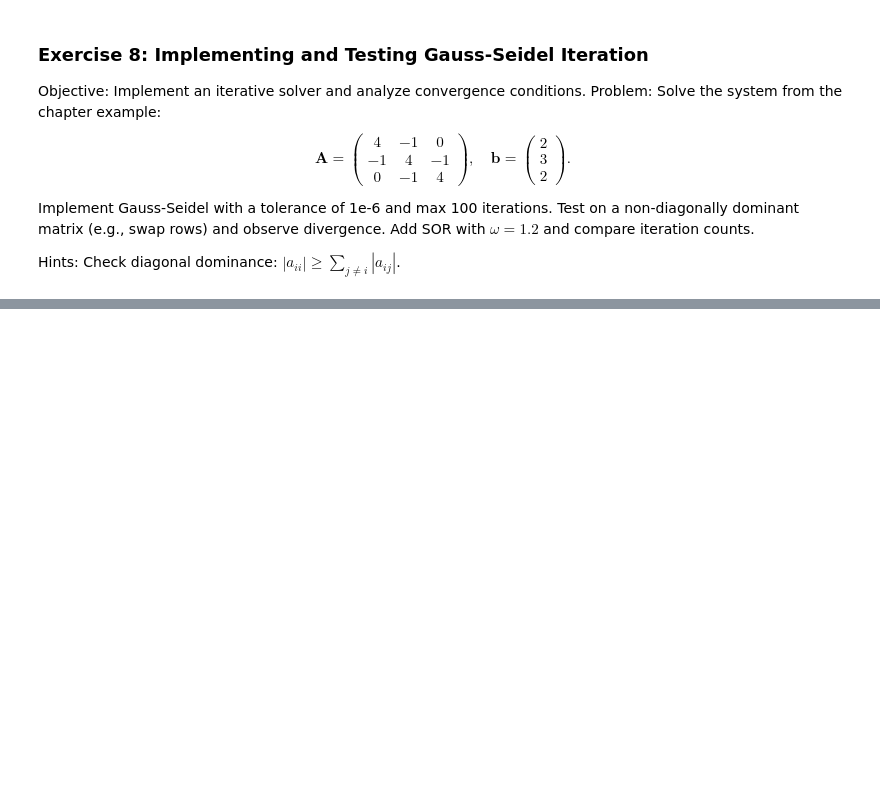
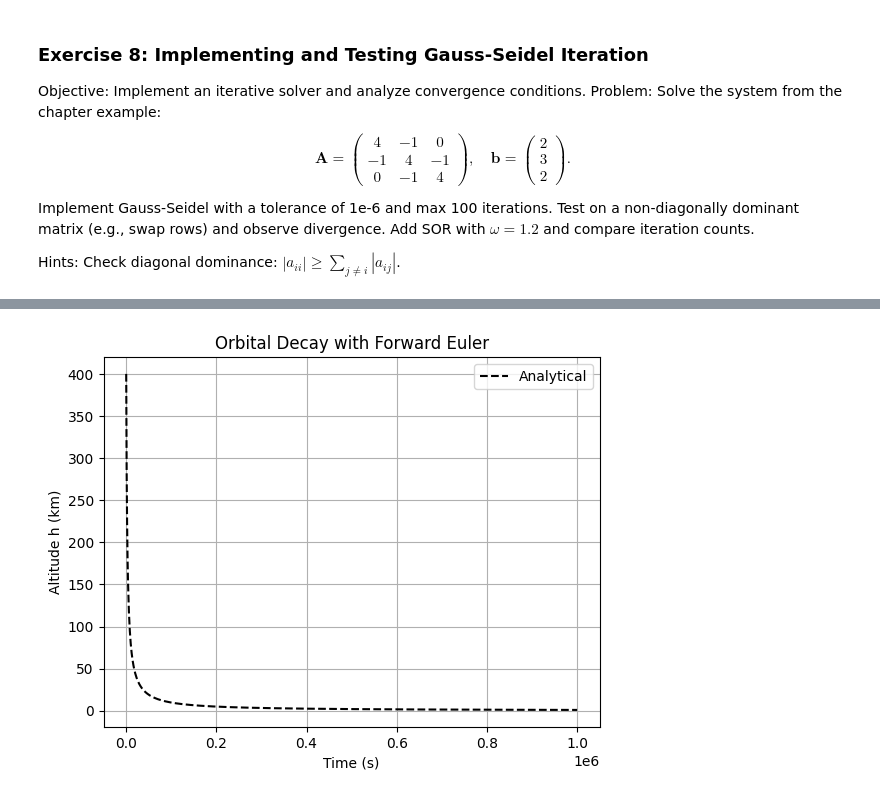
Before and after one commit to Leibniz-IWT/comp_eng, a Jupyter notebook: notebooks/06_tutorials-simulation.ipynb, the cells around one changed output, grey strips where cells are left out. Drawn from its saved outputs; the diff is of its cells as text; code cells hidden in the pictures; blank space fills up the shorter version.

```diff
--- a/notebooks/06_tutorials-simulation.ipynb
+++ b/notebooks/06_tutorials-simulation.ipynb
@@ -257,0 +267,36 @@ Hints: Check diagonal dominance: $|a_{ii}| \geq \sum_{j \neq i} |a_{ij}|$.
+# %%
+import numpy as np
+import matplotlib.pyplot as plt
+
+# Parameters
+h0 = 400.0  # km
+k = 1e-6    # km^-1 s^-1
+t_f = 1e6   # s
+dt = 1e1  # Note: higher values can result in overflow errors
+
+#TODO: Implement:
+# The ODE function dh/dt
+def dhdt(t, h, k):
+    pass
+# Data containers to save numerical solution e.g. t_num = [], h_num = []:
+
+# A forward Euler integration loop (while or for loop)
+
+
+# Analytical solution for comparison
+t_anal = np.linspace(0, t_f, 1000)
+h_anal = h0 / (1 + k * h0 * t_anal)
+
+# Plot
+#plt.plot(t_num, h_num, label='Forward Euler')
+plt.plot(t_anal, h_anal, 'k--', label='Analytical')
+plt.xlabel('Time (s)')
+plt.ylabel('Altitude h (km)')
+plt.title('Orbital Decay with Forward Euler')
+plt.legend()
+plt.grid()
+plt.show()
+
+# TODO: Compute max error; test dt = 1e3, 1e5; discuss stability.
+# %% [output]
+[figure, added]
```
Also changed, not shown: parts of 11 cells of this notebook.
